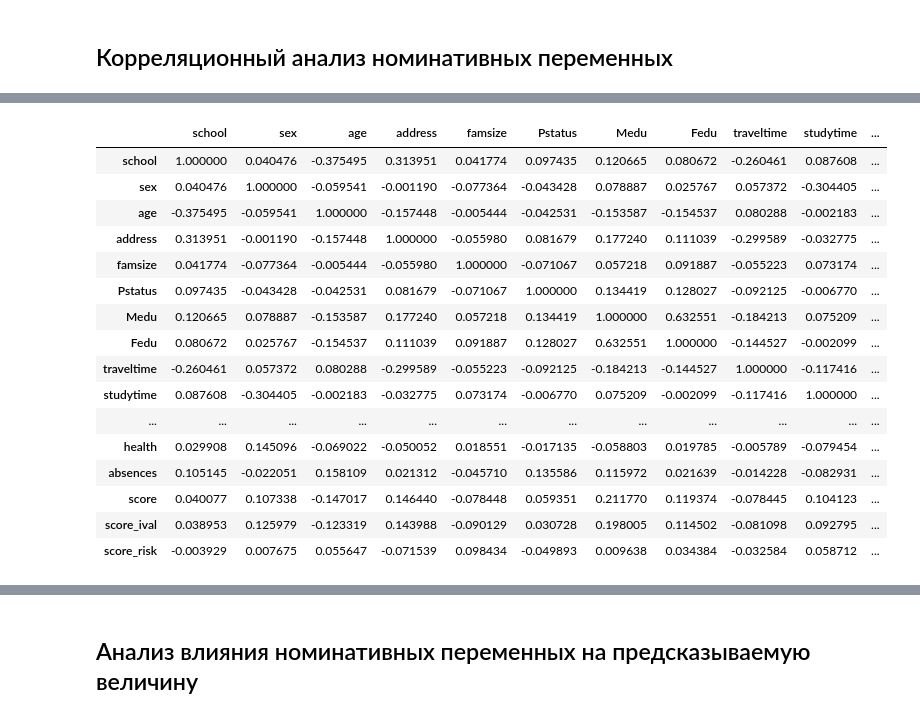
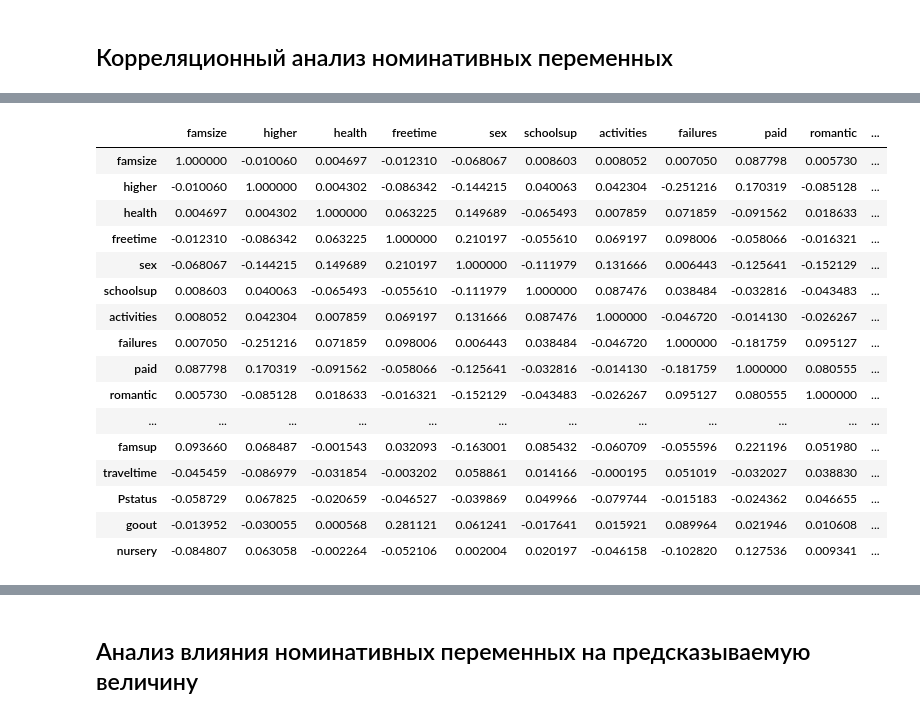
Before and after one commit to sand74/skillfactory, a Jupyter notebook: module_2/eda_solve.ipynb, the cells around one changed output, grey strips where cells are left out. Saved outputs shown, nothing was run; the diff lists cells and outputs as text; code cells hidden in the pictures.

```diff
--- a/module_2/eda_solve.ipynb
+++ b/module_2/eda_solve.ipynb
@@ -328,7 +329,9 @@ hist(stud, 'absences')
 [figure]
 # %%
 # Пропуски, в данном случае, можно заполнить медианным значением
+stud['absences_nan'] = stud['absences'].map(lambda x: 0 if pd.isna(x) else 1)
 stud['absences'].fillna(stud['absences'].median(), inplace=True)
+nan_features.append('absences_nan')
 # %%
 stud.info()
 # %% [output]
@@ -483,6 +486,13 @@ _ = sns.heatmap(stud[bin_features].isnull(),
                 cbar=False, ax=ax, yticklabels=False)
 # %% [output]
 [figure]
+# %%
+# Заполним пропущенные значения модой и чтобы не потерять информацию о пропусках добавим признак с суффиксои _nan,
+# где 0 - пропуск, 1 - нет
+for feature in bin_features:
+    stud[feature + '_nan'] = stud[feature].map(lambda x: 0 if pd.isna(x) else 1)
+    nan_features.append(feature + '_nan')
+    stud[feature].fillna(stud[feature].mode()[0], inplace=True)
 # %%
 # Признаки содержат достаточно много пропусков.
 # На этапе EDA пропуски можно оставить, но при построении модели, скорее всего, нужно будет удалить или заменить
@@ -519,6 +529,13 @@ _ = sns.heatmap(stud[cat_features].isnull(),
                 cbar=False, ax=ax, yticklabels=False)
 # %% [output]
 [figure]
+# %%
+# Заполним пропущенные значения модой и чтобы не потерять информацию о пропусках добавим признак с суффиксои _nan,
+# где 0 - пропуск, 1 - нет
+for feature in cat_features:
+    stud[feature + '_nan'] = stud[feature].map(lambda x: 0 if pd.isna(x) else 1)
+    nan_features.append(feature + '_nan')
+    stud[feature].fillna(stud[feature].mode()[0], inplace=True)
 # %%
 # Признаки содержат достаточно много пропусков.
 # На этапе EDA пропуски можно оставить, но при построении модели, скорее всего, нужно будет удалить или заменить
@@ -572,6 +589,13 @@ _ = sns.heatmap(stud[ord_features].isnull(),
                 cbar=False, ax=ax, yticklabels=False)
 # %% [output]
 [figure]
+# %%
+# Заполним пропущенные значения модой и чтобы не потерять информацию о пропусках добавим признак с суффиксои _nan,
+# где 0 - пропуск, 1 - нет
+for feature in ord_features:
+    stud[feature + '_nan'] = stud[feature].map(lambda x: 0 if pd.isna(x) else 1)
+    nan_features.append(feature + '_nan')
+    stud[feature].fillna(stud[feature].mode()[0], inplace=True)
 # %%
 # Признаки содержат отнсительно немного пропусков.
 # На этапе EDA пропуски можно оставить, но при построении модели, скорее всего, нужно будет удалить или заменить
@@ -652,23 +676,23 @@ _ = sns.heatmap(stud_model.corr(), ax=ax, square=True)
 # %%
-stud_model.corr().style.applymap(lambda x: 'color: red' if abs(x) > 0.5 else '')
+stud_model[nom_features].corr().style.applymap(lambda x: 'color: red' if abs(x) > 0.5 else '')
 # %% [output]
-|  | school | sex | age | address | famsize | Pstatus | Medu | Fedu | traveltime | studytime | ... |
-| school | 1.000000 | 0.040476 | -0.375495 | 0.313951 | 0.041774 | 0.097435 | 0.120665 | 0.080672 | -0.260461 | 0.087608 | ... |
-| sex | 0.040476 | 1.000000 | -0.059541 | -0.001190 | -0.077364 | -0.043428 | 0.078887 | 0.025767 | 0.057372 | -0.304405 | ... |
-| age | -0.375495 | -0.059541 | 1.000000 | -0.157448 | -0.005444 | -0.042531 | -0.153587 | -0.154537 | 0.080288 | -0.002183 | ... |
-| address | 0.313951 | -0.001190 | -0.157448 | 1.000000 | -0.055980 | 0.081679 | 0.177240 | 0.111039 | -0.299589 | -0.032775 | ... |
-| famsize | 0.041774 | -0.077364 | -0.005444 | -0.055980 | 1.000000 | -0.071067 | 0.057218 | 0.091887 | -0.055223 | 0.073174 | ... |
-| Pstatus | 0.097435 | -0.043428 | -0.042531 | 0.081679 | -0.071067 | 1.000000 | 0.134419 | 0.128027 | -0.092125 | -0.006770 | ... |
-| Medu | 0.120665 | 0.078887 | -0.153587 | 0.177240 | 0.057218 | 0.134419 | 1.000000 | 0.632551 | -0.184213 | 0.075209 | ... |
-| Fedu | 0.080672 | 0.025767 | -0.154537 | 0.111039 | 0.091887 | 0.128027 | 0.632551 | 1.000000 | -0.144527 | -0.002099 | ... |
-| traveltime | -0.260461 | 0.057372 | 0.080288 | -0.299589 | -0.055223 | -0.092125 | -0.184213 | -0.144527 | 1.000000 | -0.117416 | ... |
-| studytime | 0.087608 | -0.304405 | -0.002183 | -0.032775 | 0.073174 | -0.006770 | 0.075209 | -0.002099 | -0.117416 | 1.000000 | ... |
+|  | famsize | higher | health | freetime | sex | schoolsup | activities | failures | paid | romantic | ... |
+| famsize | 1.000000 | -0.010060 | 0.004697 | -0.012310 | -0.068067 | 0.008603 | 0.008052 | 0.007050 | 0.087798 | 0.005730 | ... |
+| higher | -0.010060 | 1.000000 | 0.004302 | -0.086342 | -0.144215 | 0.040063 | 0.042304 | -0.251216 | 0.170319 | -0.085128 | ... |
+| health | 0.004697 | 0.004302 | 1.000000 | 0.063225 | 0.149689 | -0.065493 | 0.007859 | 0.071859 | -0.091562 | 0.018633 | ... |
+| freetime | -0.012310 | -0.086342 | 0.063225 | 1.000000 | 0.210197 | -0.055610 | 0.069197 | 0.098006 | -0.058066 | -0.016321 | ... |
+| sex | -0.068067 | -0.144215 | 0.149689 | 0.210197 | 1.000000 | -0.111979 | 0.131666 | 0.006443 | -0.125641 | -0.152129 | ... |
+| schoolsup | 0.008603 | 0.040063 | -0.065493 | -0.055610 | -0.111979 | 1.000000 | 0.087476 | 0.038484 | -0.032816 | -0.043483 | ... |
+| activities | 0.008052 | 0.042304 | 0.007859 | 0.069197 | 0.131666 | 0.087476 | 1.000000 | -0.046720 | -0.014130 | -0.026267 | ... |
+| failures | 0.007050 | -0.251216 | 0.071859 | 0.098006 | 0.006443 | 0.038484 | -0.046720 | 1.000000 | -0.181759 | 0.095127 | ... |
+| paid | 0.087798 | 0.170319 | -0.091562 | -0.058066 | -0.125641 | -0.032816 | -0.014130 | -0.181759 | 1.000000 | 0.080555 | ... |
+| romantic | 0.005730 | -0.085128 | 0.018633 | -0.016321 | -0.152129 | -0.043483 | -0.026267 | 0.095127 | 0.080555 | 1.000000 | ... |
 | ... | ... | ... | ... | ... | ... | ... | ... | ... | ... | ... | ... |
-| health | 0.029908 | 0.145096 | -0.069022 | -0.050052 | 0.018551 | -0.017135 | -0.058803 | 0.019785 | -0.005789 | -0.079454 | ... |
-| absences | 0.105145 | -0.022051 | 0.158109 | 0.021312 | -0.045710 | 0.135586 | 0.115972 | 0.021639 | -0.014228 | -0.082931 | ... |
-| score | 0.040077 | 0.107338 | -0.147017 | 0.146440 | -0.078448 | 0.059351 | 0.211770 | 0.119374 | -0.078445 | 0.104123 | ... |
-| score_ival | 0.038953 | 0.125979 | -0.123319 | 0.143988 | -0.090129 | 0.030728 | 0.198005 | 0.114502 | -0.081098 | 0.092795 | ... |
-| score_risk | -0.003929 | 0.007675 | 0.055647 | -0.071539 | 0.098434 | -0.049893 | 0.009638 | 0.034384 | -0.032584 | 0.058712 | ... |
+| famsup | 0.093660 | 0.068487 | -0.001543 | 0.032093 | -0.163001 | 0.085432 | -0.060709 | -0.055596 | 0.221196 | 0.051980 | ... |
+| traveltime | -0.045459 | -0.086979 | -0.031854 | -0.003202 | 0.058861 | 0.014166 | -0.000195 | 0.051019 | -0.032027 | 0.038830 | ... |
+| Pstatus | -0.058729 | 0.067825 | -0.020659 | -0.046527 | -0.039869 | 0.049966 | -0.079744 | -0.015183 | -0.024362 | 0.046655 | ... |
+| goout | -0.013952 | -0.030055 | 0.000568 | 0.281121 | 0.061241 | -0.017641 | 0.015921 | 0.089964 | 0.021946 | 0.010608 | ... |
+| nursery | -0.084807 | 0.063058 | -0.002264 | -0.052106 | 0.002004 | 0.020197 | -0.046158 | -0.102820 | 0.127536 | 0.009341 | ... |
 # %%
 # Видна средняя корреляция между образованием отца (Fedu) и образованием матери (Medu)
 _ = sns.pairplot(stud_model[['Fedu', 'Medu']], kind='reg', height=4)
```
Also changed, not shown: parts of 26 cells of this notebook, 1 other file.
